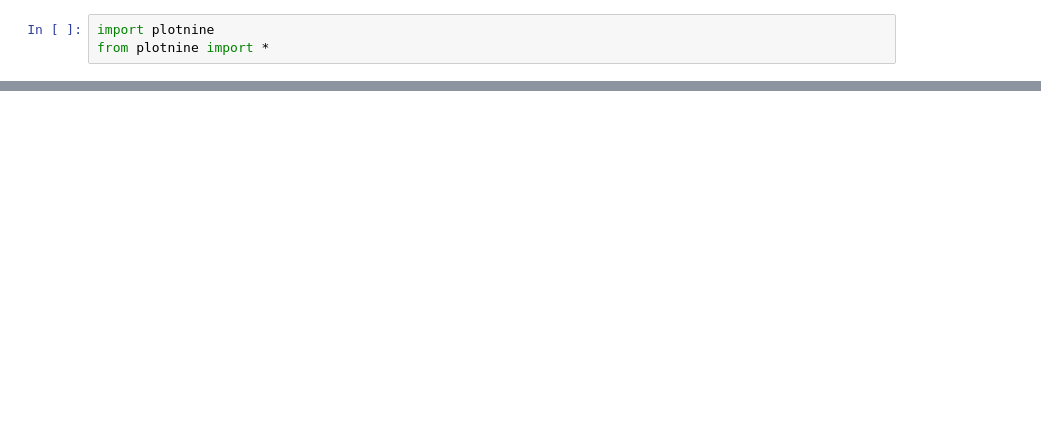
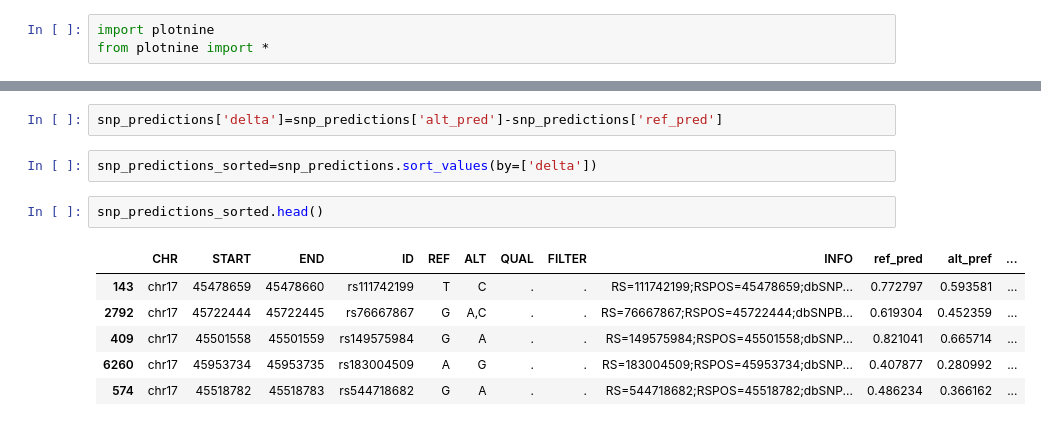
Before and after one commit to kundajelab/alzheimers_parkinsons, a Jupyter notebook: dl_interpret/SNP_effect_all_SNPs.ipynb, the cells around one changed output, grey strips where cells are left out. Drawn from its saved outputs; the diff is of its cells as text; blank space fills up the shorter version.

```diff
--- a/dl_interpret/SNP_effect_all_SNPs.ipynb
+++ b/dl_interpret/SNP_effect_all_SNPs.ipynb
@@ -422,0 +139,13 @@ ggtitle("COLO205"))
+# %%
+snp_predictions['delta']=snp_predictions['alt_pred']-snp_predictions['ref_pred']
+# %%
+snp_predictions_sorted=snp_predictions.sort_values(by=['delta'])
+# %%
+snp_predictions_sorted.head()
+# %% [output]
+|  | CHR | START | END | ID | REF | ALT | QUAL | FILTER | INFO | ref_pred | alt_pref | ... |
+| 143 | chr17 | 45478659 | 45478660 | rs111742199 | T | C | . | . | RS=111742199;RSPOS=45478659;dbSNP... | 0.772797 | 0.593581 | ... |
+| 2792 | chr17 | 45722444 | 45722445 | rs76667867 | G | A,C | . | . | RS=76667867;RSPOS=45722444;dbSNPB... | 0.619304 | 0.452359 | ... |
+| 409 | chr17 | 45501558 | 45501559 | rs149575984 | G | A | . | . | RS=149575984;RSPOS=45501558;dbSNP... | 0.821041 | 0.665714 | ... |
+| 6260 | chr17 | 45953734 | 45953735 | rs183004509 | A | G | . | . | RS=183004509;RSPOS=45953734;dbSNP... | 0.407877 | 0.280992 | ... |
+| 574 | chr17 | 45518782 | 45518783 | rs544718682 | G | A | . | . | RS=544718682;RSPOS=45518782;dbSNP... | 0.486234 | 0.366162 | ... |
```
Also changed, not shown: parts of 37 cells of this notebook.
